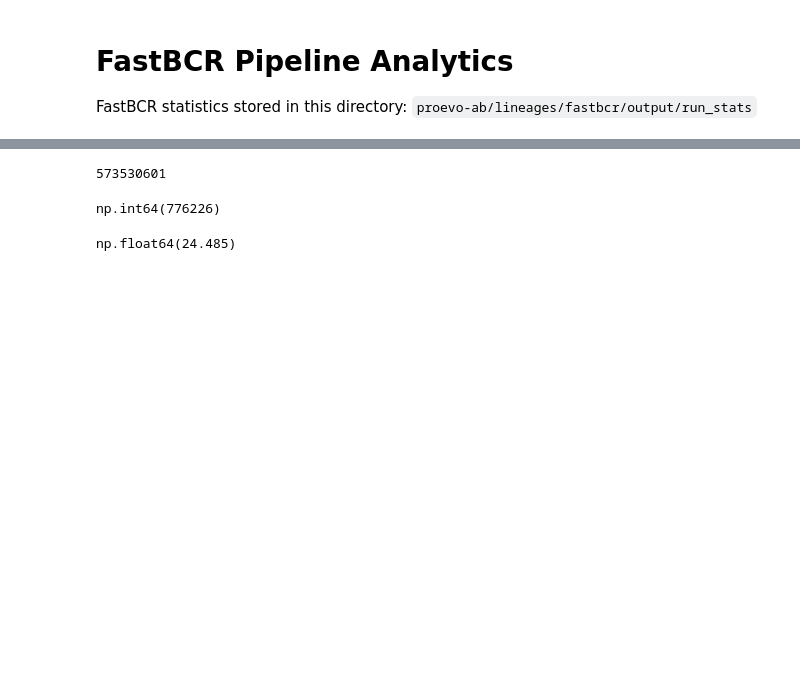
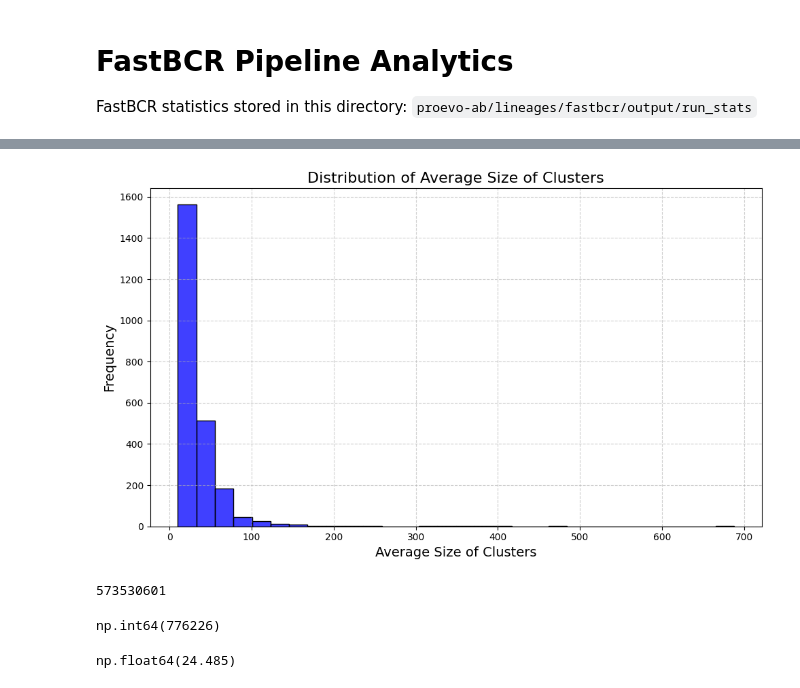
Before and after one commit to cameronhu/AntibodyLineageTree, a Jupyter notebook: analysis/fastBCR_stats.ipynb, the cells around one changed output, grey strips where cells are left out. Drawn from its saved outputs; the diff is of its cells as text; code cells hidden in the pictures; blank space fills up the shorter version.

```diff
--- a/analysis/fastBCR_stats.ipynb
+++ b/analysis/fastBCR_stats.ipynb
@@ -76,6 +76,27 @@ df.head()
 | 2 | 1279053 | 11289 | -16.598670 | 2 | 14.50 | 29 | ... |
 | 3 | 1279055 | 5789 | -11.525550 | 1 | 10.00 | 10 | ... |
 | 4 | 1279058 | 16162 | -20.734078 | 11 | 19.18 | 211 | ... |
+# %%
+import matplotlib.pyplot as plt
+import seaborn as sns
+
+# Assuming your dataframe is already loaded as `df`
+
+# Plotting the distribution
+plt.figure(figsize=(10, 6))
+sns.histplot(df['average_size_of_clusters'], kde=False, bins=30, color='blue')
+
+# Adding title and labels
+plt.title('Distribution of Average Size of Clusters', fontsize=16)
+plt.xlabel('Average Size of Clusters', fontsize=14)
+plt.ylabel('Frequency', fontsize=14)
+
+# Show plot
+plt.grid(True, linestyle='--', alpha=0.6)
+plt.tight_layout()
+plt.show()
+# %% [output]
+[figure, added]
 # %%
 # Total number of sequences from OAS processed
 
```
Also changed, not shown: 2 other files.
